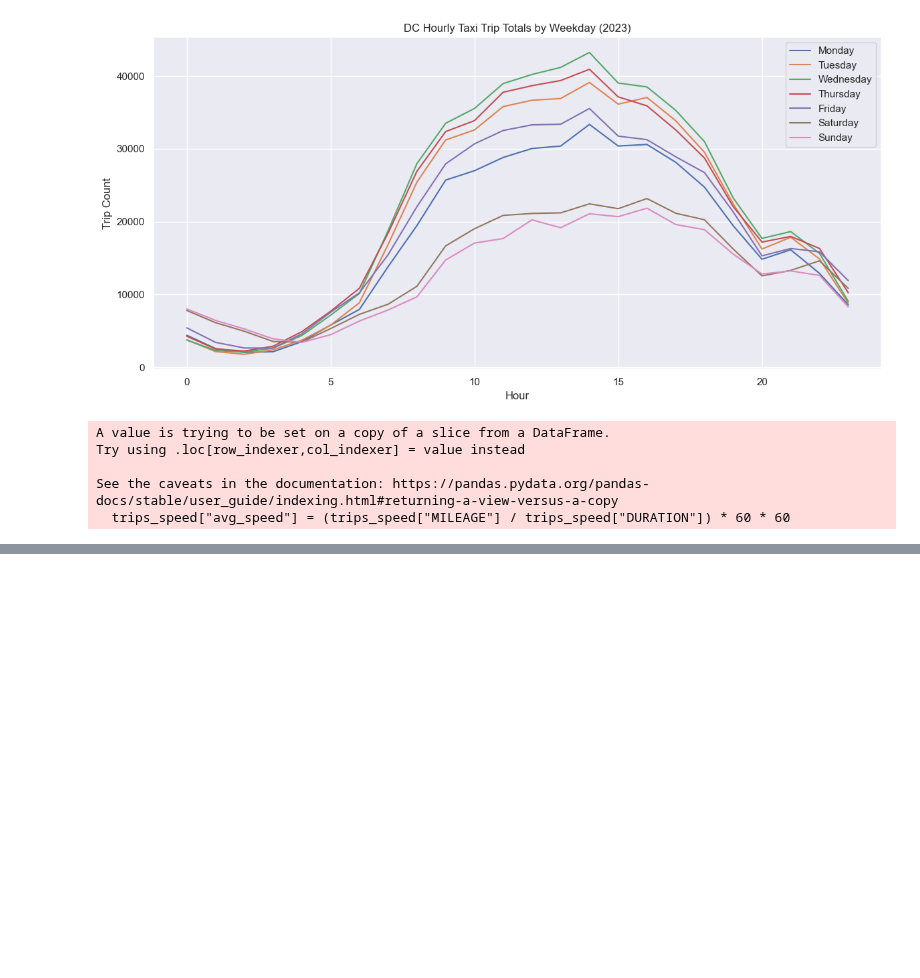
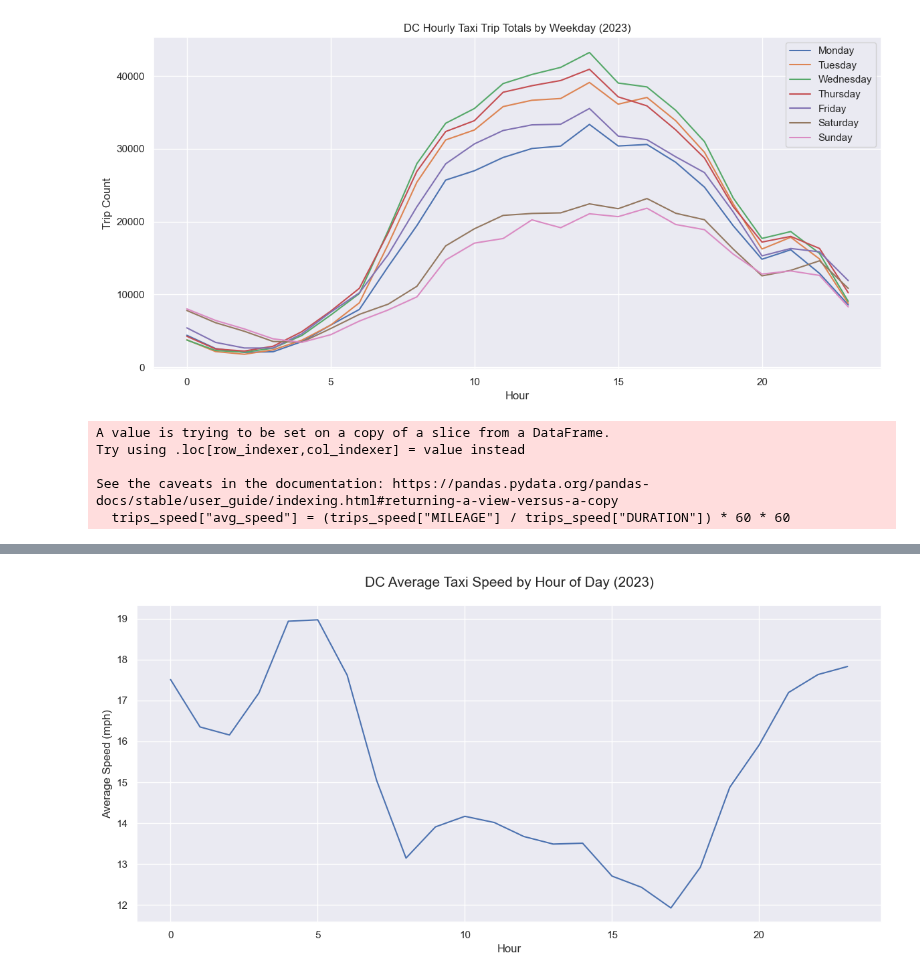
Before and after one commit to malamudj/taxi-washdc-analysis-demo, a Jupyter notebook: 2-transform-data-plot-viz.ipynb, the cells around one changed output, grey strips where cells are left out. Drawn from its saved outputs; the diff is of its cells as text; code cells hidden in the pictures; blank space fills up the shorter version.

```diff
--- a/2-transform-data-plot-viz.ipynb
+++ b/2-transform-data-plot-viz.ipynb
@@ -347,0 +329,6 @@ Text(0.5, 1.0, 'Speed')
+# %%
+trips_speed_avg_adj = trips_speed_adj.groupby(['hour'])['avg_speed'].mean() \
+    .reset_index() \
+    .rename(columns={'avg_speed':'avg_hourly_speed'})
+
+trips_speed_avg_adj
@@ -347,0 +353,22 @@ Text(0.5, 1.0, 'Speed')
+# %%
+# plot average speed by hour of day
+%matplotlib inline
+sns.set(color_codes=True)
+
+fig, ax = plt.subplots(figsize=(12,6))
+
+trips_speed_avg_adj.plot(
+    x='hour',
+    y='avg_hourly_speed',
+    legend=False,
+    ax=ax
+).set_title(
+    'DC Average Taxi Speed by Hour of Day (2023)',
+    pad=20, fontsize=15)
+
+plt.xlabel('Hour', fontsize=12)
+plt.ylabel('Average Speed (mph)', fontsize=12)
+
+plt.tight_layout()
+# %% [output]
+[figure, added]
```
Also changed, not shown: parts of 7 cells of this notebook.
